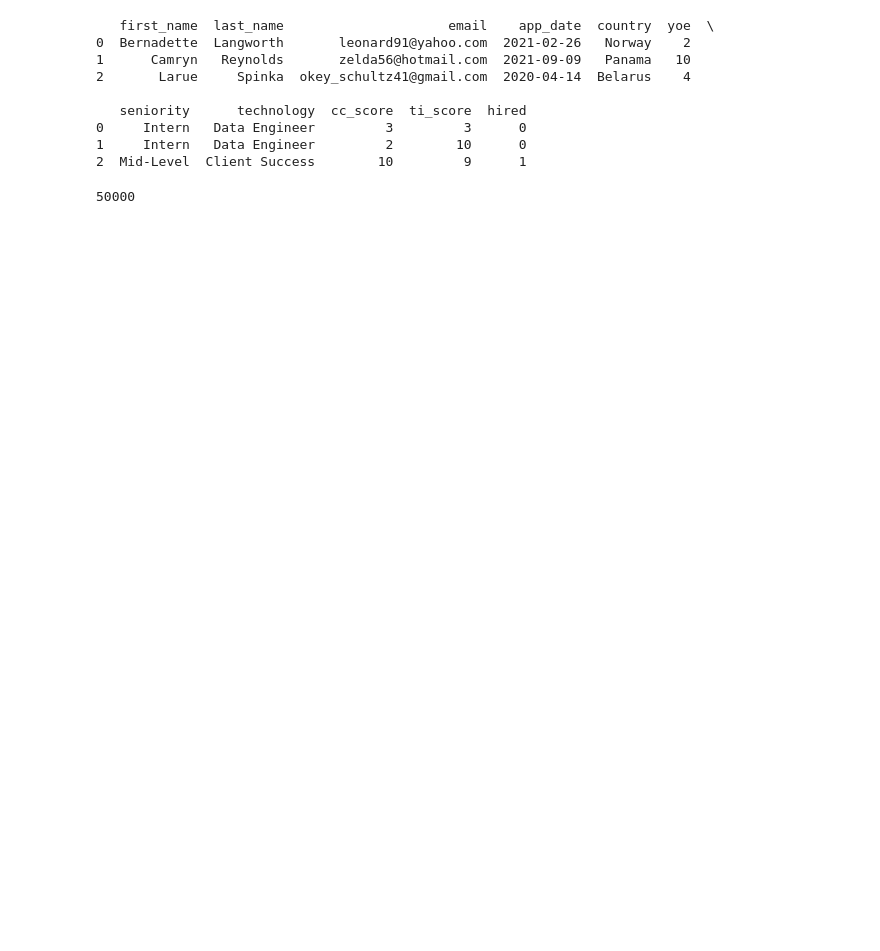
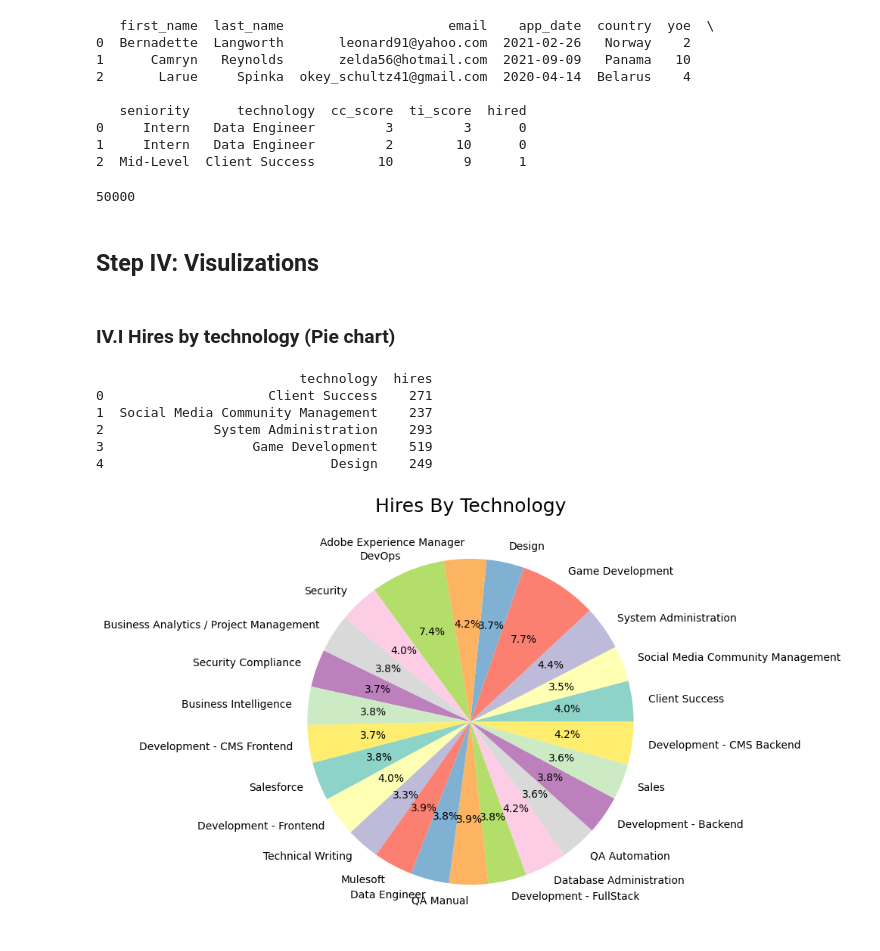
Before and after one commit to YOANGELICA/python_data_engineer_challenge, a Jupyter notebook: script.ipynb, the cells around one changed output. Cells and saved outputs as stored; diff of their text form; code cells hidden in the pictures; blank space fills up the shorter version.

Commit message:
visualizations finished

```diff
--- a/script.ipynb
+++ b/script.ipynb
@@ -94,3 +96,42 @@ df.to_sql(con=engine,name=Candidate.__tablename__, if_exists='append', index=Fal
 1     Intern   Data Engineer         2        10      0
 2  Mid-Level  Client Success        10         9      1
 50000
+# %% [markdown]
+## Step IV: Visulizations
+# %% [markdown]
+### IV.I Hires by technology (Pie chart)
+# %%
+Session = sessionmaker(bind=engine) # clase sesión -> ("puente" entre la conexión y los modelos)
+session = Session()
+
+hires_by_tech = session.query(Candidate.technology, func.count(Candidate.id).label('hires'))\
+    .filter(Candidate.hired == 1)\
+    .group_by(Candidate.technology)\
+    .all()
+
+# for row in hires_by_tech:
+#     print(row.technology, row.hires)
+session.close()
+
+# VISUALIZATION
+
+# turninig into a df
+df = pd.DataFrame(hires_by_tech, columns=['technology', 'hires'])
+print(df[0:5])
+
+# plotting
+colormap = plt.colormaps.get_cmap('Set3')
+
+fig = plt.figure(figsize =(10, 7))
+plt.pie(df['hires'], labels = df['technology'], autopct='%1.1f%%', colors=colormap.colors)
+
+plt.title('Hires By Technology', fontsize=18)
+plt.show()
+# %% [output]
+                          technology  hires
+0                     Client Success    271
+1  Social Media Community Management    237
+2              System Administration    293
+3                   Game Development    519
+4                             Design    249
+[figure, added]
```
Also changed, not shown: parts of 11 cells of this notebook, 1 other file.
